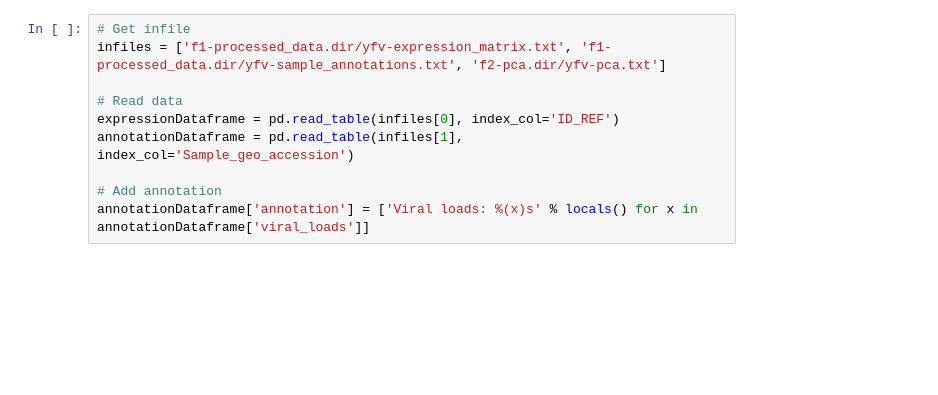
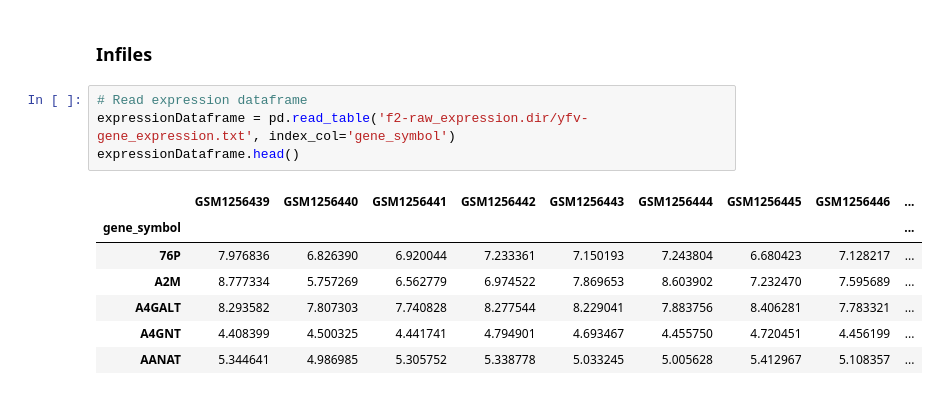
Before and after one commit to denis-torre/yfv-analysis, a Jupyter notebook: pipeline/notebooks/j1-exploratory_data_analysis.ipynb, the cells around one changed output. Drawn from its saved outputs; the diff is of its cells as text; blank space fills up the shorter version.

```diff
--- a/pipeline/notebooks/j1-exploratory_data_analysis.ipynb
+++ b/pipeline/notebooks/j1-exploratory_data_analysis.ipynb
@@ -5,11 +7,15 @@ os.chdir('/Users/denis/Documents/Projects/macacus-virus-analysis/yfv-analysis')
 [interactive output not drawn]
-# %%
-# Get infile
-infiles = ['f1-processed_data.dir/yfv-expression_matrix.txt', 'f1-processed_data.dir/yfv-sample_annotations.txt', 'f2-pca.dir/yfv-pca.txt']
-
-# Read data
-expressionDataframe = pd.read_table(infiles[0], index_col='ID_REF')
-annotationDataframe = pd.read_table(infiles[1], index_col='Sample_geo_accession')
-
-# Add annotation
-annotationDataframe['annotation'] = ['Viral loads: %(x)s' % locals() for x in annotationDataframe['viral_loads']]
+# %% [markdown]
+### Infiles
+# %%
+# Read expression dataframe
+expressionDataframe = pd.read_table('f2-raw_expression.dir/yfv-gene_expression.txt', index_col='gene_symbol')
+expressionDataframe.head()
+# %% [output]
+|  | GSM1256439 | GSM1256440 | GSM1256441 | GSM1256442 | GSM1256443 | GSM1256444 | GSM1256445 | GSM1256446 | ... |
+| gene_symbol |  |  |  |  |  |  |  |  | ... |
+| 76P | 7.976836 | 6.826390 | 6.920044 | 7.233361 | 7.150193 | 7.243804 | 6.680423 | 7.128217 | ... |
+| A2M | 8.777334 | 5.757269 | 6.562779 | 6.974522 | 7.869653 | 8.603902 | 7.232470 | 7.595689 | ... |
+| A4GALT | 8.293582 | 7.807303 | 7.740828 | 8.277544 | 8.229041 | 7.883756 | 8.406281 | 7.783321 | ... |
+| A4GNT | 4.408399 | 4.500325 | 4.441741 | 4.794901 | 4.693467 | 4.455750 | 4.720451 | 4.456199 | ... |
+| AANAT | 5.344641 | 4.986985 | 5.305752 | 5.338778 | 5.033245 | 5.005628 | 5.412967 | 5.108357 | ... |
```
Also changed, not shown: parts of 8 cells of this notebook, 2 other files.
